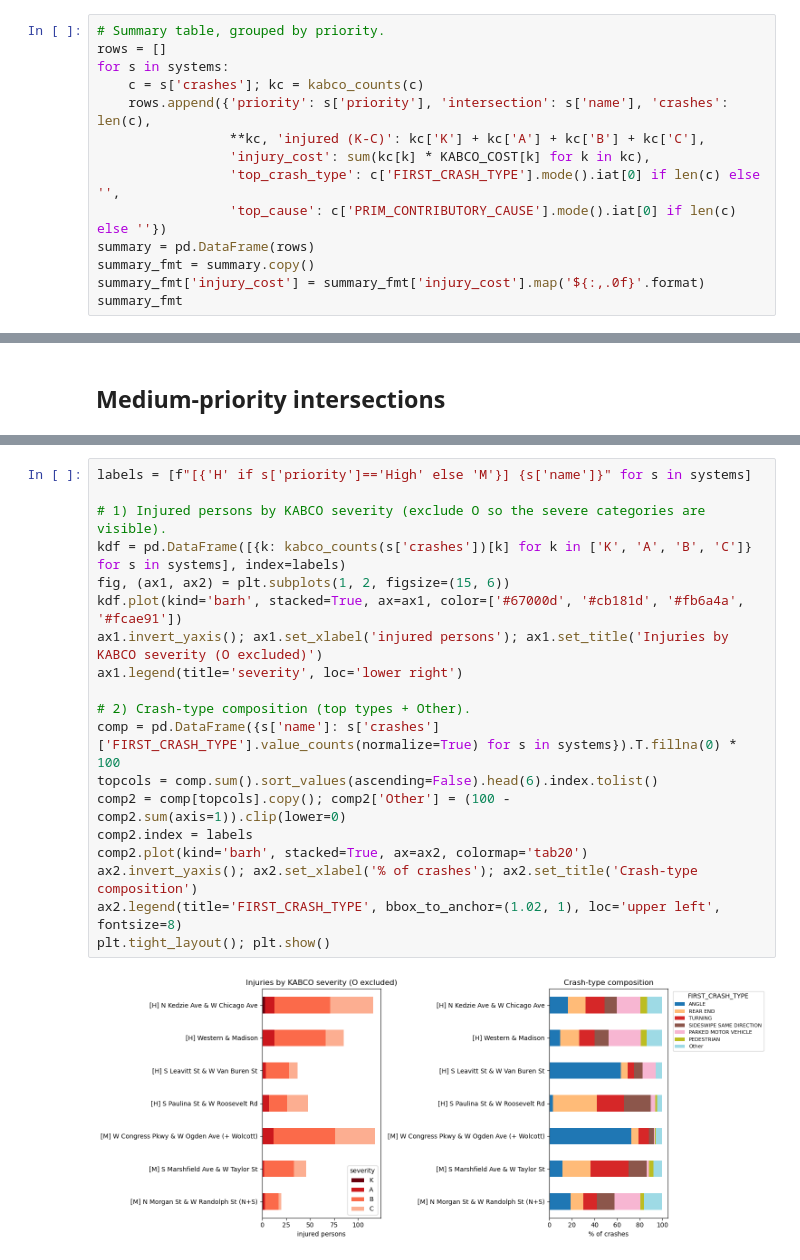
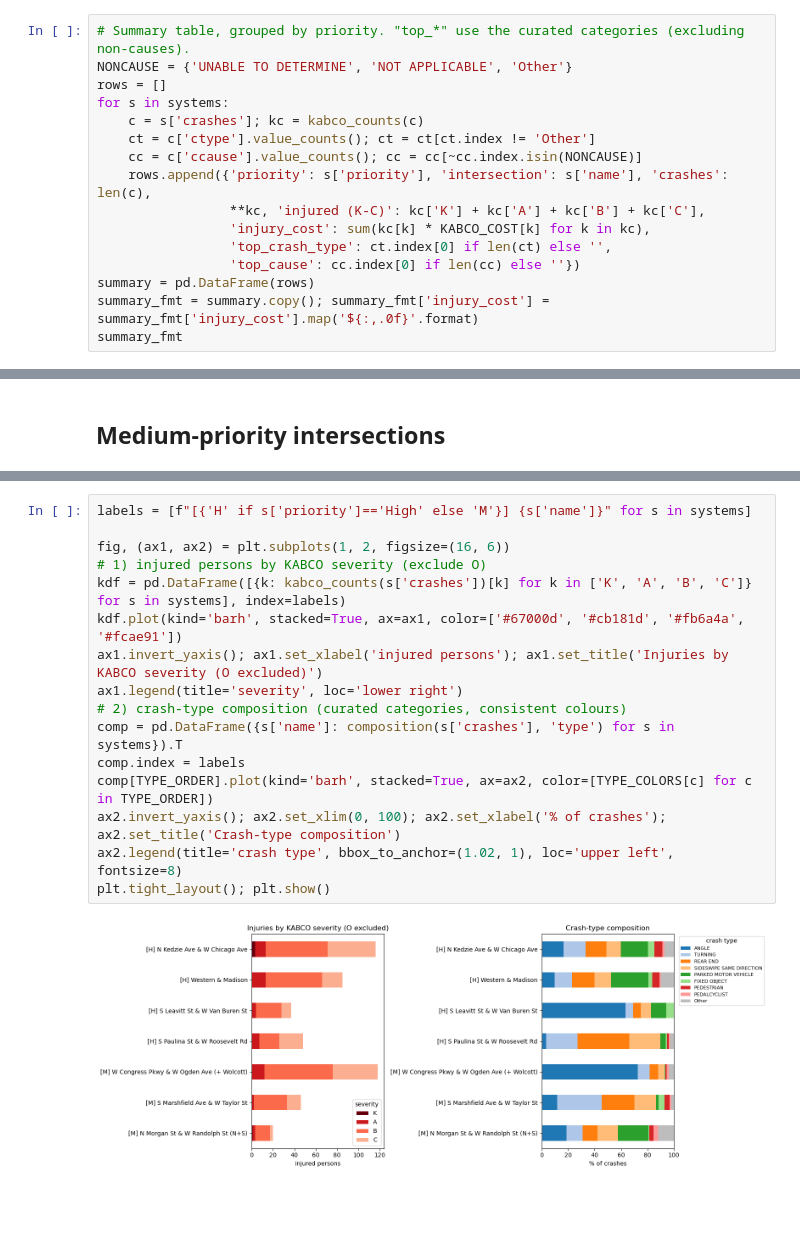
Before and after one commit to kenneth-ge/vision-zero-27th-ward, a Jupyter notebook: Mitigation_Analysis.ipynb, the cells around one changed output, grey strips where cells are left out. Cells and saved outputs as stored; diff of their text form; blank space fills up the shorter version.

```diff
--- a/Mitigation_Analysis.ipynb
+++ b/Mitigation_Analysis.ipynb
@@ -88,18 +131,20 @@ for s in systems:
 [Medium] S Marshfield Ave & W Taylor St               nodes=[563]  crashes=154
 [Medium] N Morgan St & W Randolph St (N+S)            nodes=[119, 125, 652]  crashes=149
 # %%
-# Summary table, grouped by priority.
+# Summary table, grouped by priority. "top_*" use the curated categories (excluding non-causes).
+NONCAUSE = {'UNABLE TO DETERMINE', 'NOT APPLICABLE', 'Other'}
 rows = []
 for s in systems:
     c = s['crashes']; kc = kabco_counts(c)
+    ct = c['ctype'].value_counts(); ct = ct[ct.index != 'Other']
+    cc = c['ccause'].value_counts(); cc = cc[~cc.index.isin(NONCAUSE)]
     rows.append({'priority': s['priority'], 'intersection': s['name'], 'crashes': len(c),
                  **kc, 'injured (K-C)': kc['K'] + kc['A'] + kc['B'] + kc['C'],
                  'injury_cost': sum(kc[k] * KABCO_COST[k] for k in kc),
-                 'top_crash_type': c['FIRST_CRASH_TYPE'].mode().iat[0] if len(c) else '',
-                 'top_cause': c['PRIM_CONTRIBUTORY_CAUSE'].mode().iat[0] if len(c) else ''})
+                 'top_crash_type': ct.index[0] if len(ct) else '',
+                 'top_cause': cc.index[0] if len(cc) else ''})
 summary = pd.DataFrame(rows)
-summary_fmt = summary.copy()
-summary_fmt['injury_cost'] = summary_fmt['injury_cost'].map('${:,.0f}'.format)
+summary_fmt = summary.copy(); summary_fmt['injury_cost'] = summary_fmt['injury_cost'].map('${:,.0f}'.format)
 summary_fmt
 # %% [output]
 |  | priority | intersection | crashes | K | A | B | C | O | injured (K-C) | ... |
@@ -179,21 +224,18 @@ Two views across all seven systems (ordered High → Medium): the **injury-sever
 # %%
 labels = [f"[{'H' if s['priority']=='High' else 'M'}] {s['name']}" for s in systems]
 
-# 1) Injured persons by KABCO severity (exclude O so the severe categories are visible).
+fig, (ax1, ax2) = plt.subplots(1, 2, figsize=(16, 6))
+# 1) injured persons by KABCO severity (exclude O)
 kdf = pd.DataFrame([{k: kabco_counts(s['crashes'])[k] for k in ['K', 'A', 'B', 'C']} for s in systems], index=labels)
-fig, (ax1, ax2) = plt.subplots(1, 2, figsize=(15, 6))
 kdf.plot(kind='barh', stacked=True, ax=ax1, color=['#67000d', '#cb181d', '#fb6a4a', '#fcae91'])
 ax1.invert_yaxis(); ax1.set_xlabel('injured persons'); ax1.set_title('Injuries by KABCO severity (O excluded)')
 ax1.legend(title='severity', loc='lower right')
-
-# 2) Crash-type composition (top types + Other).
-comp = pd.DataFrame({s['name']: s['crashes']['FIRST_CRASH_TYPE'].value_counts(normalize=True) for s in systems}).T.fillna(0) * 100
-topcols = comp.sum().sort_values(ascending=False).head(6).index.tolist()
-comp2 = comp[topcols].copy(); comp2['Other'] = (100 - comp2.sum(axis=1)).clip(lower=0)
-comp2.index = labels
-comp2.plot(kind='barh', stacked=True, ax=ax2, colormap='tab20')
-ax2.invert_yaxis(); ax2.set_xlabel('% of crashes'); ax2.set_title('Crash-type composition')
-ax2.legend(title='FIRST_CRASH_TYPE', bbox_to_anchor=(1.02, 1), loc='upper left', fontsize=8)
+# 2) crash-type composition (curated categories, consistent colours)
+comp = pd.DataFrame({s['name']: composition(s['crashes'], 'type') for s in systems}).T
+comp.index = labels
+comp[TYPE_ORDER].plot(kind='barh', stacked=True, ax=ax2, color=[TYPE_COLORS[c] for c in TYPE_ORDER])
+ax2.invert_yaxis(); ax2.set_xlim(0, 100); ax2.set_xlabel('% of crashes'); ax2.set_title('Crash-type composition')
+ax2.legend(title='crash type', bbox_to_anchor=(1.02, 1), loc='upper left', fontsize=8)
 plt.tight_layout(); plt.show()
 # %% [output]
-[figure, old version]
+[figure, new version]
```
Also changed, not shown: parts of 17 cells of this notebook.
